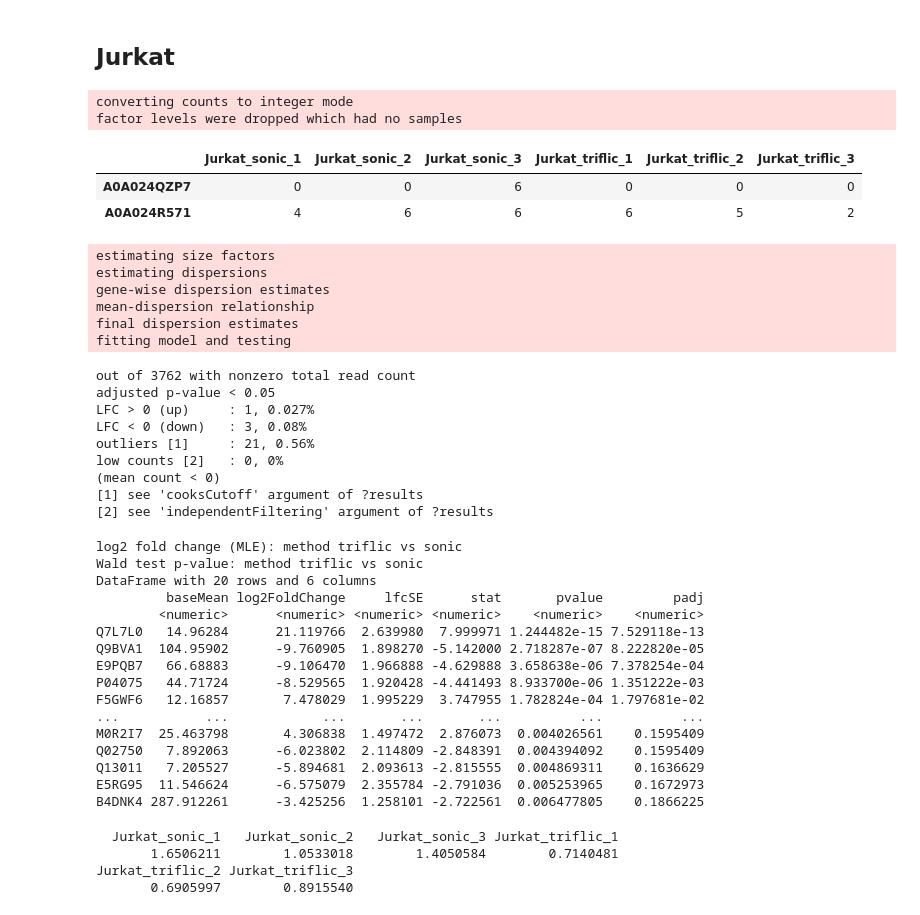
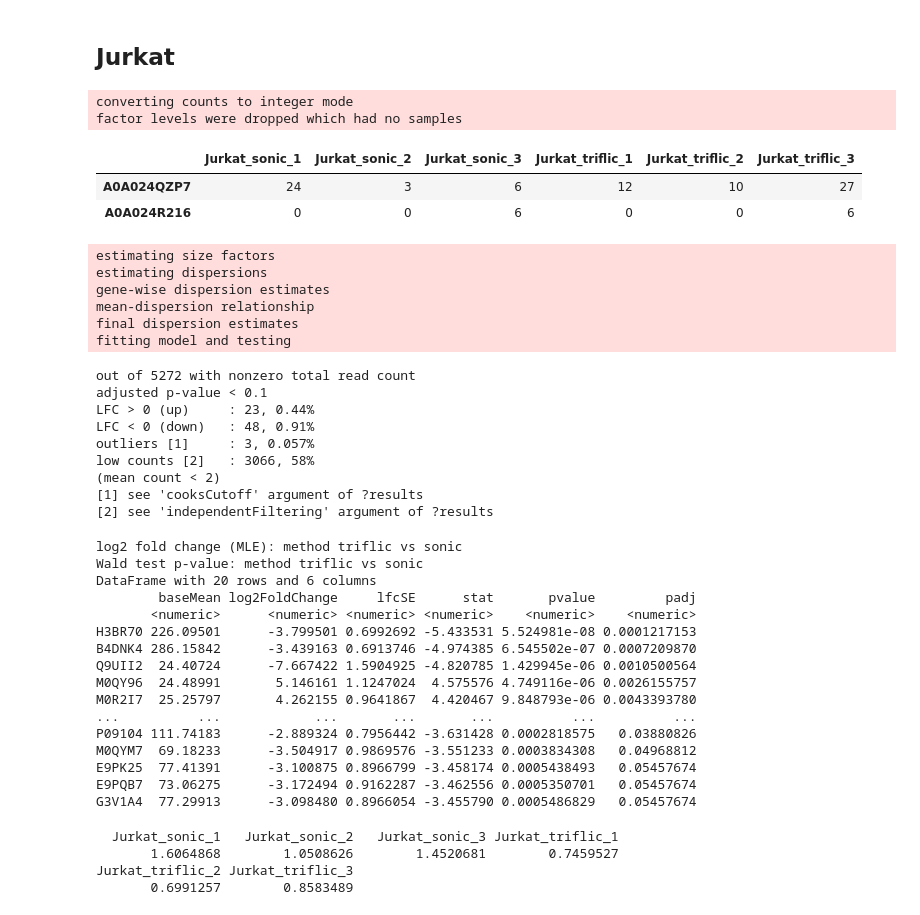
Before and after one commit to stuppie/triflic, a Jupyter notebook: analysis_deseq/deseq.R.ipynb, the cells around one changed output. Cells and saved outputs as stored; diff of their text form; code cells hidden in the pictures.

```diff
--- a/analysis_deseq/deseq.R.ipynb
+++ b/analysis_deseq/deseq.R.ipynb
@@ -191,20 +205,20 @@ sizeFactors(dds)
 # %%
 sampleTableX = sampleTable[sampleTable$cell=="Jurkat",]
 X = countData[,sampleTableX$name]
 X = X[ !apply(X, 1, function(x) all(is.na(x))), ]
 X[is.na(X)] = 0
 dds = DESeqDataSetFromMatrix(X, colData = sampleTableX, design = ~ method)
-dds <- dds[ rowSums(counts(dds)) > 1, ]
+dds <- dds[ rowSums(counts(dds)) > 2, ]
 counts(dds)[0:2,]
 # %% [output]
 converting counts to integer mode
 factor levels were dropped which had no samples
 |  | Jurkat_sonic_1 | Jurkat_sonic_2 | Jurkat_sonic_3 | Jurkat_triflic_1 | Jurkat_triflic_2 | Jurkat_triflic_3 |
-| A0A024QZP7 | 0 | 0 | 6 | 0 | 0 | 0 |
-| A0A024R571 | 4 | 6 | 6 | 6 | 5 | 2 |
+| A0A024QZP7 | 24 | 3 | 6 | 12 | 10 | 27 |
+| A0A024R216 | 0 | 0 | 6 | 0 | 0 | 6 |
 # %%
 dds = DESeq(dds)
-res = results(dds, alpha=0.05)
+res = results(dds)
 summary(res)
 # %% [output]
 estimating size factors
@@ -213,13 +227,13 @@ gene-wise dispersion estimates
 mean-dispersion relationship
 final dispersion estimates
 fitting model and testing
-out of 3762 with nonzero total read count
-adjusted p-value < 0.05
-LFC > 0 (up)     : 1, 0.027%
-LFC < 0 (down)   : 3, 0.08%
-outliers [1]     : 21, 0.56%
-low counts [2]   : 0, 0%
-(mean count < 0)
+out of 5272 with nonzero total read count
+adjusted p-value < 0.1
+LFC > 0 (up)     : 23, 0.44%
+LFC < 0 (down)   : 48, 0.91%
+outliers [1]     : 3, 0.057%
+low counts [2]   : 3066, 58%
+(mean count < 2)
 [1] see 'cooksCutoff' argument of ?results
 [2] see 'independentFiltering' argument of ?results
 # %%
@@ -231,23 +245,23 @@ resOrdered[0:20,]
 log2 fold change (MLE): method triflic vs sonic
 Wald test p-value: method triflic vs sonic
 DataFrame with 20 rows and 6 columns
-         baseMean log2FoldChange     lfcSE      stat       pvalue         padj
-        <numeric>      <numeric> <numeric> <numeric>    <numeric>    <numeric>
-Q7L7L0   14.96284      21.119766  2.639980  7.999971 1.244482e-15 7.529118e-13
-Q9BVA1  104.95902      -9.760905  1.898270 -5.142000 2.718287e-07 8.222820e-05
-E9PQB7   66.68883      -9.106470  1.966888 -4.629888 3.658638e-06 7.378254e-04
-P04075   44.71724      -8.529565  1.920428 -4.441493 8.933700e-06 1.351222e-03
-F5GWF6   12.16857       7.478029  1.995229  3.747955 1.782824e-04 1.797681e-02
-...           ...            ...       ...       ...          ...          ...
-M0R2I7  25.463798       4.306838  1.497472  2.876073  0.004026561    0.1595409
-Q02750   7.892063      -6.023802  2.114809 -2.848391  0.004394092    0.1595409
-Q13011   7.205527      -5.894681  2.093613 -2.815555  0.004869311    0.1636629
-E5RG95  11.546624      -6.575079  2.355784 -2.791036  0.005253965    0.1672973
-B4DNK4 287.912261      -3.425256  1.258101 -2.722561  0.006477805    0.1866225
+        baseMean log2FoldChange     lfcSE      stat       pvalue         padj
+       <numeric>      <numeric> <numeric> <numeric>    <numeric>    <numeric>
+H3BR70 226.09501      -3.799501 0.6992692 -5.433531 5.524981e-08 0.0001217153
+B4DNK4 286.15842      -3.439163 0.6913746 -4.974385 6.545502e-07 0.0007209870
+Q9UII2  24.40724      -7.667422 1.5904925 -4.820785 1.429945e-06 0.0010500564
+M0QY96  24.48991       5.146161 1.1247024  4.575576 4.749116e-06 0.0026155757
+M0R2I7  25.25797       4.262155 0.9641867  4.420467 9.848793e-06 0.0043393780
+...          ...            ...       ...       ...          ...          ...
+P09104 111.74183      -2.889324 0.7956442 -3.631428 0.0002818575   0.03880826
+M0QYM7  69.18233      -3.504917 0.9869576 -3.551233 0.0003834308   0.04968812
+E9PK25  77.41391      -3.100875 0.8966799 -3.458174 0.0005438493   0.05457674
+E9PQB7  73.06275      -3.172494 0.9162287 -3.462556 0.0005350701   0.05457674
+G3V1A4  77.29913      -3.098480 0.8966054 -3.455790 0.0005486829   0.05457674
 # %%
 sizeFactors(dds)
 # %% [output]
   Jurkat_sonic_1   Jurkat_sonic_2   Jurkat_sonic_3 Jurkat_triflic_1
-       1.6506211        1.0533018        1.4050584        0.7140481
+       1.6064868        1.0508626        1.4520681        0.7459527
 Jurkat_triflic_2 Jurkat_triflic_3
-       0.6905997        0.8915540
+       0.6991257        0.8583489
```
Also changed, not shown: parts of 8 cells of this notebook, 12 other files.
